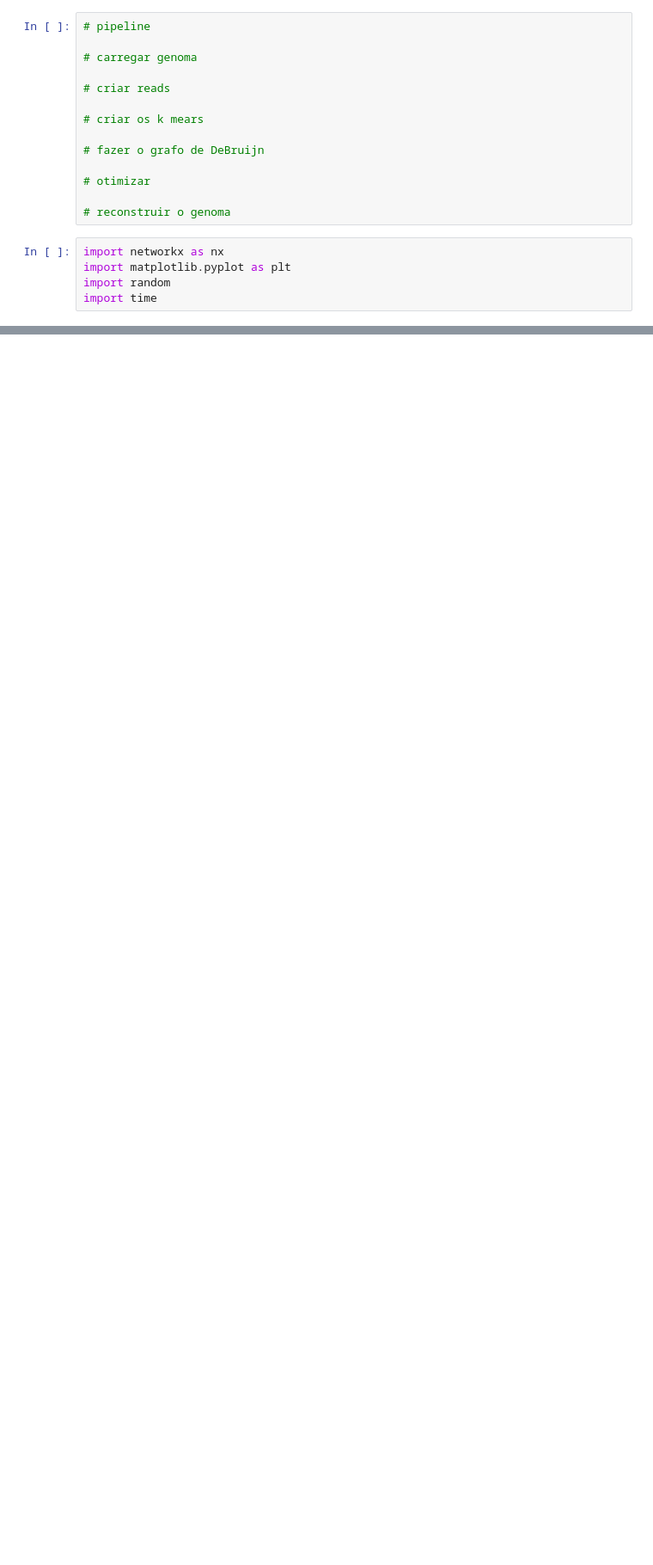
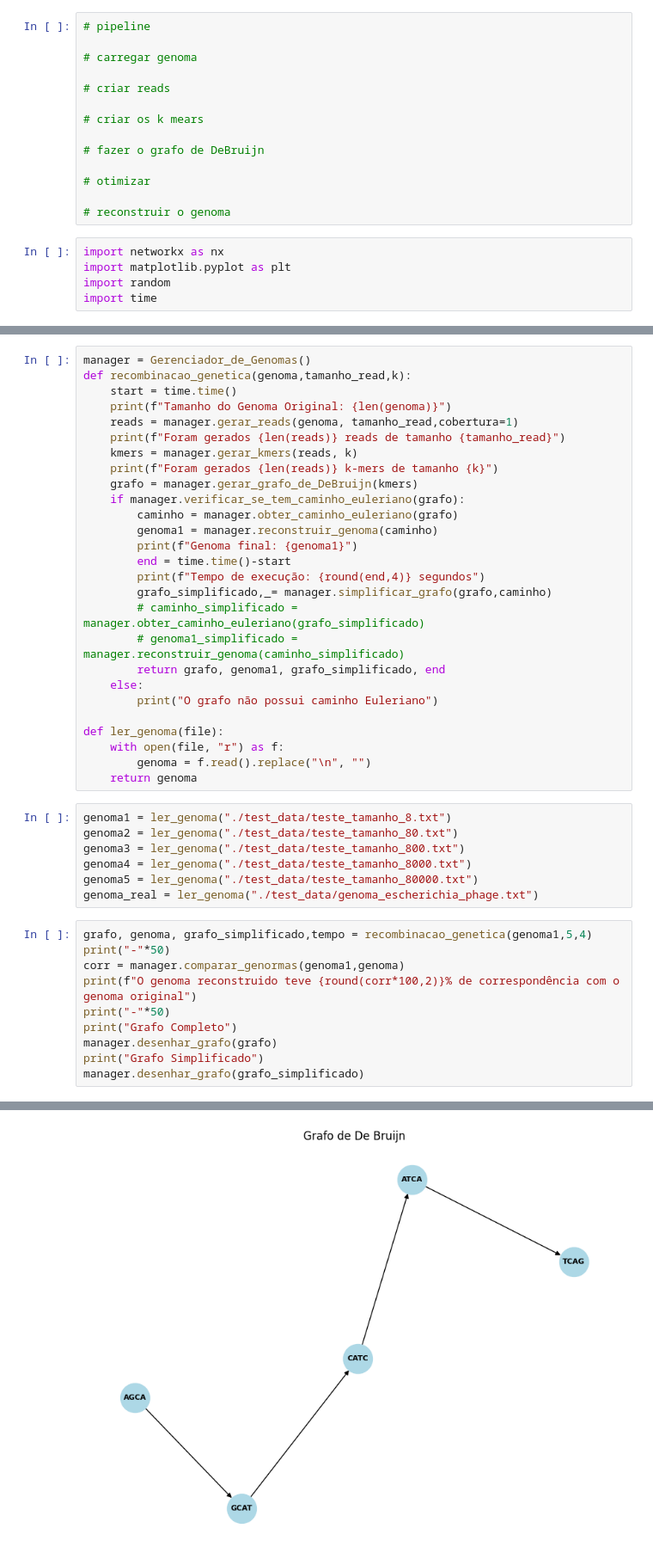
Before and after one commit to Arthurfpmaciel/DeBruijnGraph, a Jupyter notebook: teste.ipynb, the cells around one changed output, grey strips where cells are left out. Shown at 86% size. Cells and saved outputs as stored; diff of their text form; blank space fills up the shorter version.

Commit message:
fiz alguns testes e adicione dados de teste

```diff
--- a/teste.ipynb
+++ b/teste.ipynb
@@ -234,0 +200,45 @@ plt.show()
+# %%
+manager = Gerenciador_de_Genomas()
+def recombinacao_genetica(genoma,tamanho_read,k):
+    start = time.time()
+    print(f"Tamanho do Genoma Original: {len(genoma)}")
+    reads = manager.gerar_reads(genoma, tamanho_read,cobertura=1)
+    print(f"Foram gerados {len(reads)} reads de tamanho {tamanho_read}")
+    kmers = manager.gerar_kmers(reads, k)
+    print(f"Foram gerados {len(reads)} k-mers de tamanho {k}")
+    grafo = manager.gerar_grafo_de_DeBruijn(kmers)
+    if manager.verificar_se_tem_caminho_euleriano(grafo):
+        caminho = manager.obter_caminho_euleriano(grafo)
+        genoma1 = manager.reconstruir_genoma(caminho)
+        print(f"Genoma final: {genoma1}")
+        end = time.time()-start
+        print(f"Tempo de execução: {round(end,4)} segundos")
+        grafo_simplificado,_= manager.simplificar_grafo(grafo,caminho)
+        # caminho_simplificado = manager.obter_caminho_euleriano(grafo_simplificado)
+        # genoma1_simplificado = manager.reconstruir_genoma(caminho_simplificado)
+        return grafo, genoma1, grafo_simplificado, end
+    else:
+        print("O grafo não possui caminho Euleriano")
+
+def ler_genoma(file):
+    with open(file, "r") as f:
+        genoma = f.read().replace("\n", "")
+    return genoma
+# %%
+genoma1 = ler_genoma("./test_data/teste_tamanho_8.txt")
+genoma2 = ler_genoma("./test_data/teste_tamanho_80.txt")
+genoma3 = ler_genoma("./test_data/teste_tamanho_800.txt")
+genoma4 = ler_genoma("./test_data/teste_tamanho_8000.txt")
+genoma5 = ler_genoma("./test_data/teste_tamanho_80000.txt")
+genoma_real = ler_genoma("./test_data/genoma_escherichia_phage.txt")
+# %%
+grafo, genoma, grafo_simplificado,tempo = recombinacao_genetica(genoma1,5,4)
+print("-"*50)
+corr = manager.comparar_genormas(genoma1,genoma)
+print(f"O genoma reconstruido teve {round(corr*100,2)}% de correspondência com o genoma original")
+print("-"*50)
+print("Grafo Completo")
+manager.desenhar_grafo(grafo)
+print("Grafo Simplificado")
+manager.desenhar_grafo(grafo_simplificado)
+# %% [output]
@@ -234,0 +254 @@ plt.show()
+[figure, added]
```
Also changed, not shown: parts of 11 cells of this notebook, 6 other files.
